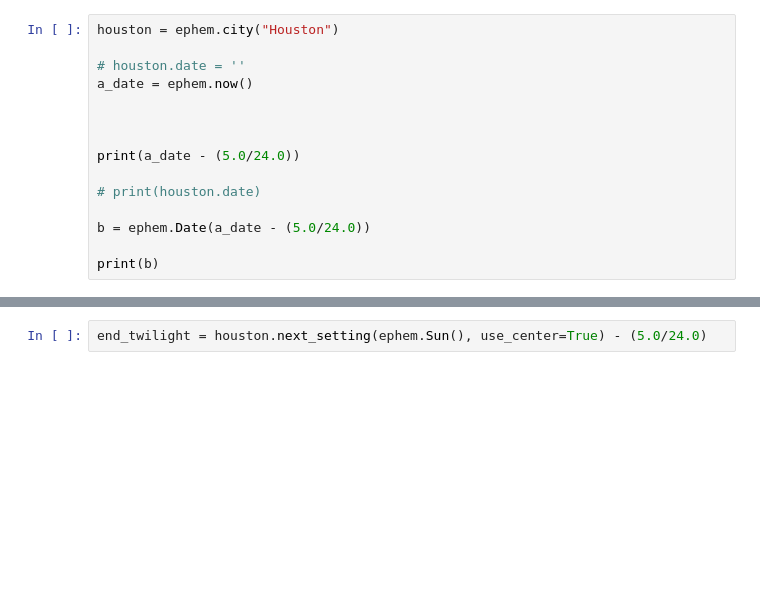
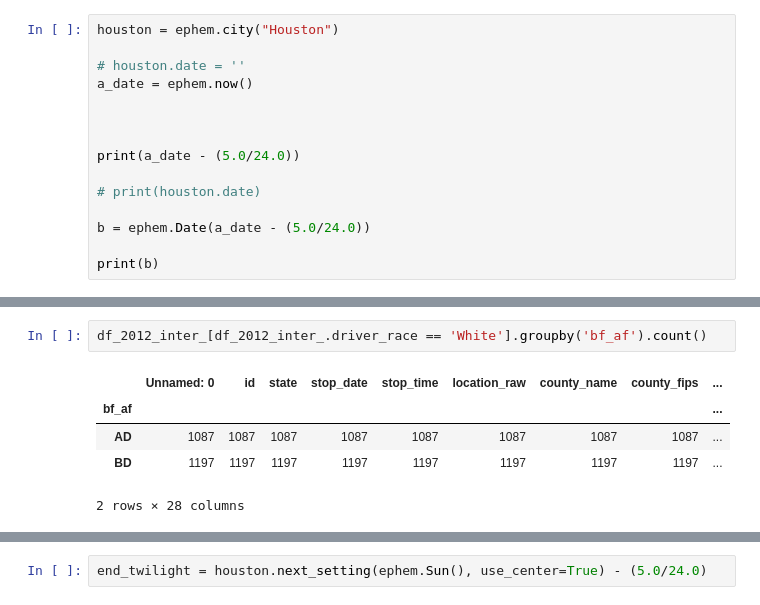
Before and after one commit to jkastelan/DAA2018_jlk635, a Jupyter notebook: veil_of_darkness.ipynb, the cells around one changed output, grey strips where cells are left out. Drawn from its saved outputs; the diff is of its cells as text; blank space fills up the shorter version.

```diff
--- a/veil_of_darkness.ipynb
+++ b/veil_of_darkness.ipynb
@@ -268,0 +284,8 @@ len(df_2012_short['stop_date_time'].dt.date.unique())
+# %%
+df_2012_inter_[df_2012_inter_.driver_race == 'White'].groupby('bf_af').count()
+# %% [output]
+|  | Unnamed: 0 | id | state | stop_date | stop_time | location_raw | county_name | county_fips | ... |
+| bf_af |  |  |  |  |  |  |  |  | ... |
+| AD | 1087 | 1087 | 1087 | 1087 | 1087 | 1087 | 1087 | 1087 | ... |
+| BD | 1197 | 1197 | 1197 | 1197 | 1197 | 1197 | 1197 | 1197 | ... |
+2 rows × 28 columns
```
Also changed, not shown: parts of 75 cells of this notebook.
